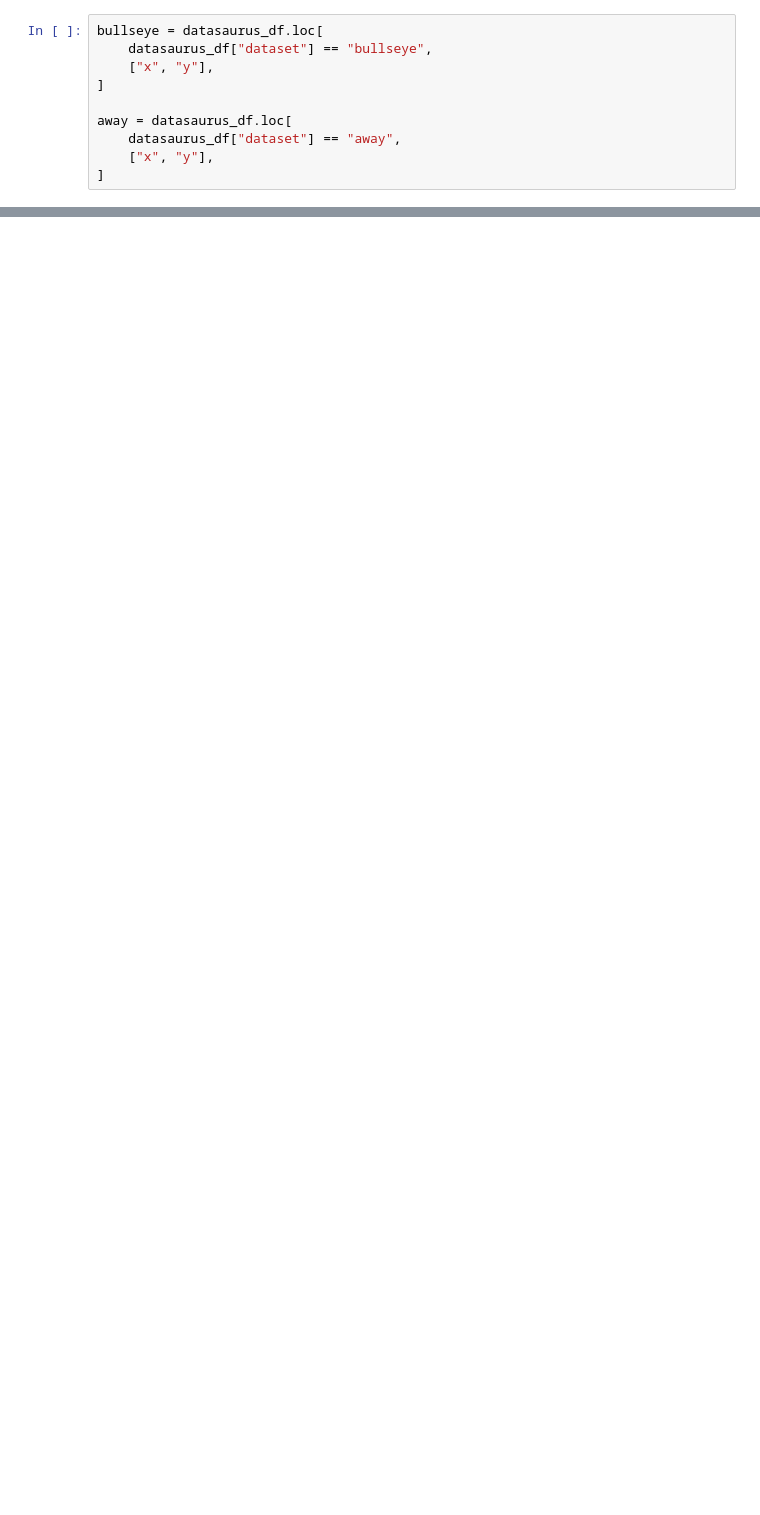
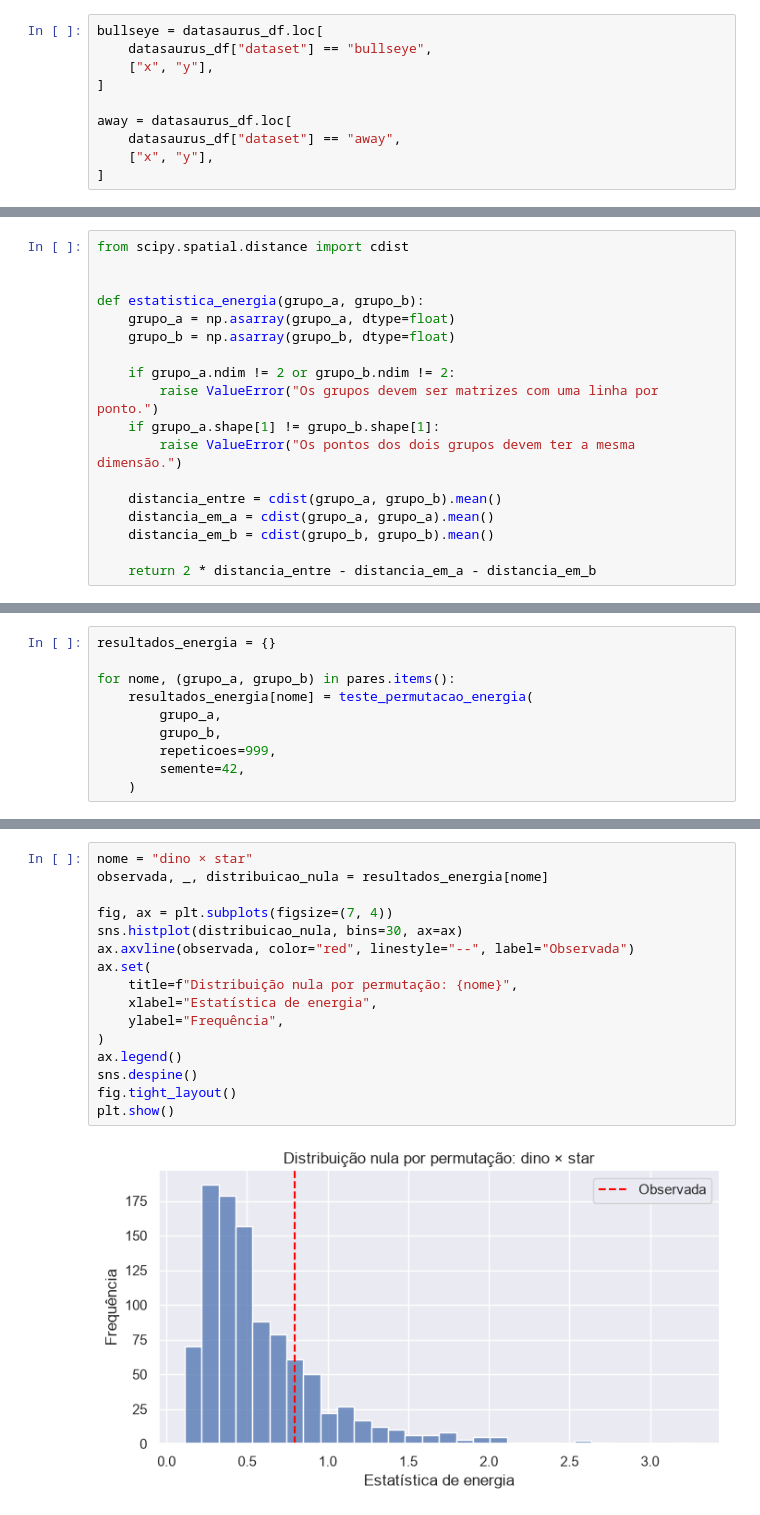
Before and after one commit to jhlopesalves/eda_humanidades, a Jupyter notebook: encontro_5/datasaurus.ipynb, the cells around one changed output, grey strips where cells are left out. Drawn from its saved outputs; the diff is of its cells as text; blank space fills up the shorter version.

```diff
--- a/encontro_5/datasaurus.ipynb
+++ b/encontro_5/datasaurus.ipynb
@@ -521,0 +305,18 @@ display(shape_summary["Geometry"].round(3))
+# %%
+from scipy.spatial.distance import cdist
+
+
+def estatistica_energia(grupo_a, grupo_b):
+    grupo_a = np.asarray(grupo_a, dtype=float)
+    grupo_b = np.asarray(grupo_b, dtype=float)
+
+    if grupo_a.ndim != 2 or grupo_b.ndim != 2:
+        raise ValueError("Os grupos devem ser matrizes com uma linha por ponto.")
+    if grupo_a.shape[1] != grupo_b.shape[1]:
+        raise ValueError("Os pontos dos dois grupos devem ter a mesma dimensão.")
+
+    distancia_entre = cdist(grupo_a, grupo_b).mean()
+    distancia_em_a = cdist(grupo_a, grupo_a).mean()
+    distancia_em_b = cdist(grupo_b, grupo_b).mean()
+
+    return 2 * distancia_entre - distancia_em_a - distancia_em_b
@@ -521,0 +370,10 @@ display(shape_summary["Geometry"].round(3))
+# %%
+resultados_energia = {}
+
+for nome, (grupo_a, grupo_b) in pares.items():
+    resultados_energia[nome] = teste_permutacao_energia(
+        grupo_a,
+        grupo_b,
+        repeticoes=999,
+        semente=42,
+    )
@@ -521,0 +398,18 @@ display(shape_summary["Geometry"].round(3))
+# %%
+nome = "dino × star"
+observada, _, distribuicao_nula = resultados_energia[nome]
+
+fig, ax = plt.subplots(figsize=(7, 4))
+sns.histplot(distribuicao_nula, bins=30, ax=ax)
+ax.axvline(observada, color="red", linestyle="--", label="Observada")
+ax.set(
+    title=f"Distribuição nula por permutação: {nome}",
+    xlabel="Estatística de energia",
+    ylabel="Frequência",
+)
+ax.legend()
+sns.despine()
+fig.tight_layout()
+plt.show()
+# %% [output]
+[figure, added]
```
Also changed, not shown: parts of 45 cells of this notebook, 33 other files.
